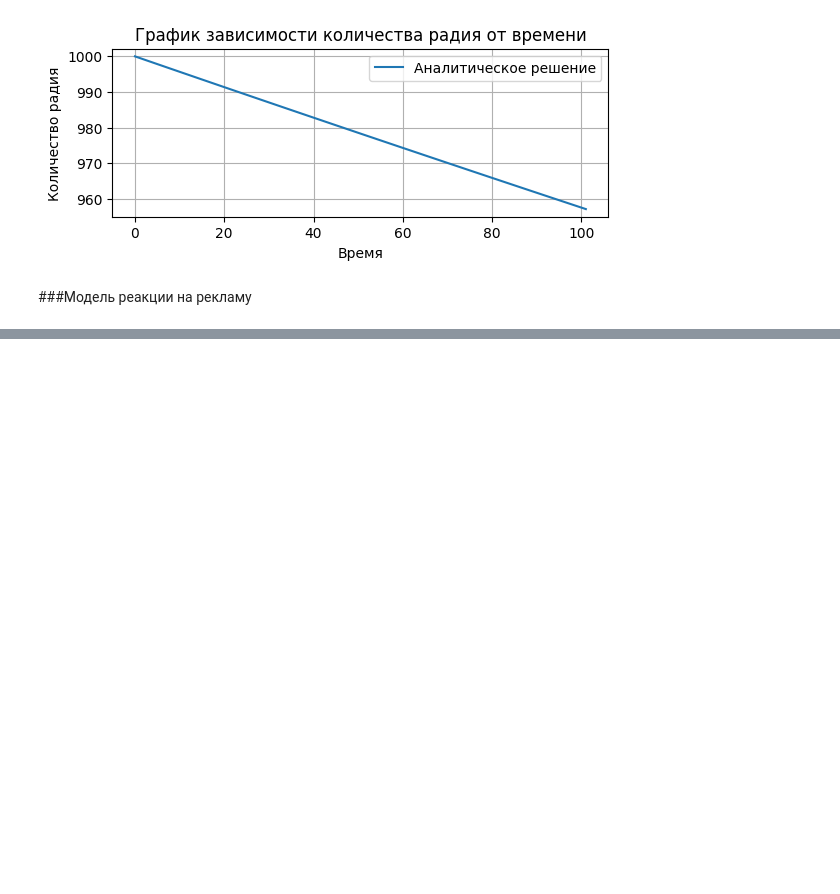
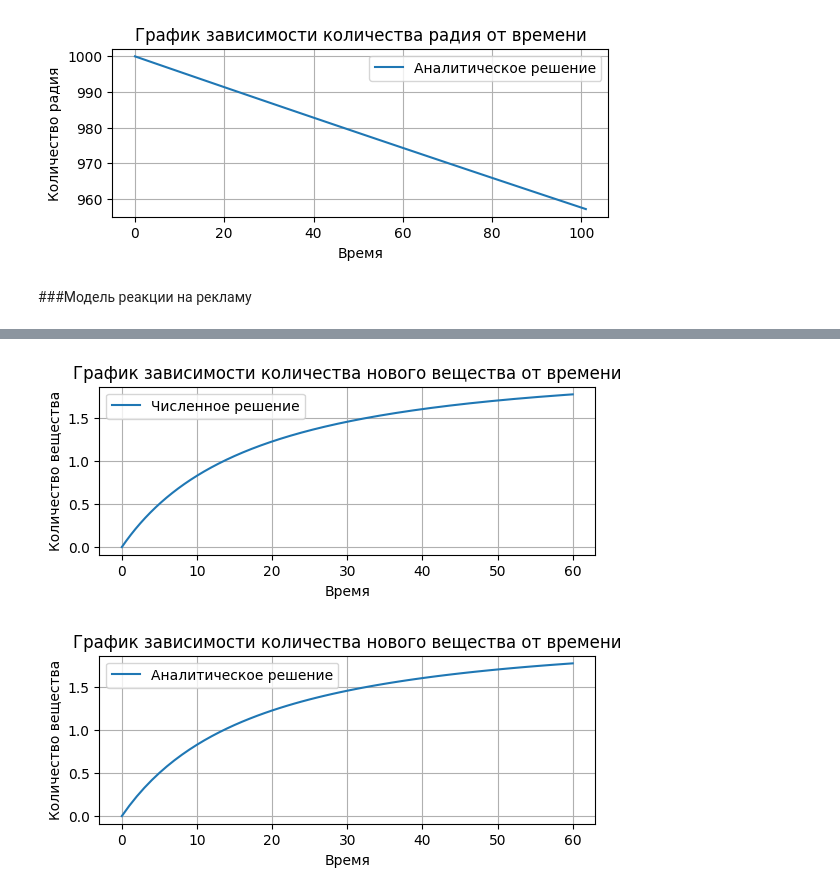
Before and after one commit to JamesBorned/learning-computer-simulation, a Jupyter notebook: simple_differential_models.ipynb, the cells around one changed output, grey strips where cells are left out. Cells and saved outputs as stored; diff of their text form; code cells hidden in the pictures; blank space fills up the shorter version.

```diff
--- a/simple_differential_models.ipynb
+++ b/simple_differential_models.ipynb
@@ -192,0 +281,10 @@ plt.show()
+# %%
+def f_chemical_reaction(x, y):
+    return k*(a1-y)*(b1-y)
+# %%
+def chemical_reaction(t):
+  return a1*b1*((1 - np.exp(-k * (b1 - a1) * t)) / (b1 - a1 * np.exp(-k * (b1 - a1) * t)))
+# %%
+res, t_vals, y_vals, y_target = method_Runge_Kutta(f_chemical_reaction, y0, x0, a, b, N, eps, 10)
+# %%
+t = np.array(range(0, 61))
@@ -192,0 +313,21 @@ plt.show()
+# %%
+plt.subplot(2, 1, 1)
+plt.plot(t_vals, y_vals, label='Численное решение')
+plt.title('График зависимости количества нового вещества от времени')
+plt.xlabel('Время')
+plt.ylabel('Количество вещества')
+plt.grid(True)
+plt.legend()
+plt.show()
+
+plt.subplot(2, 1, 2)
+plt.plot(t, chemical_reaction(t), label='Аналитическое решение')
+plt.title('График зависимости количества нового вещества от времени')
+plt.xlabel('Время')
+plt.ylabel('Количество вещества')
+plt.grid(True)
+plt.legend()
+plt.show()
+# %% [output]
+[figure, added]
+[figure, added]
```
Also changed, not shown: parts of 12 cells of this notebook.
